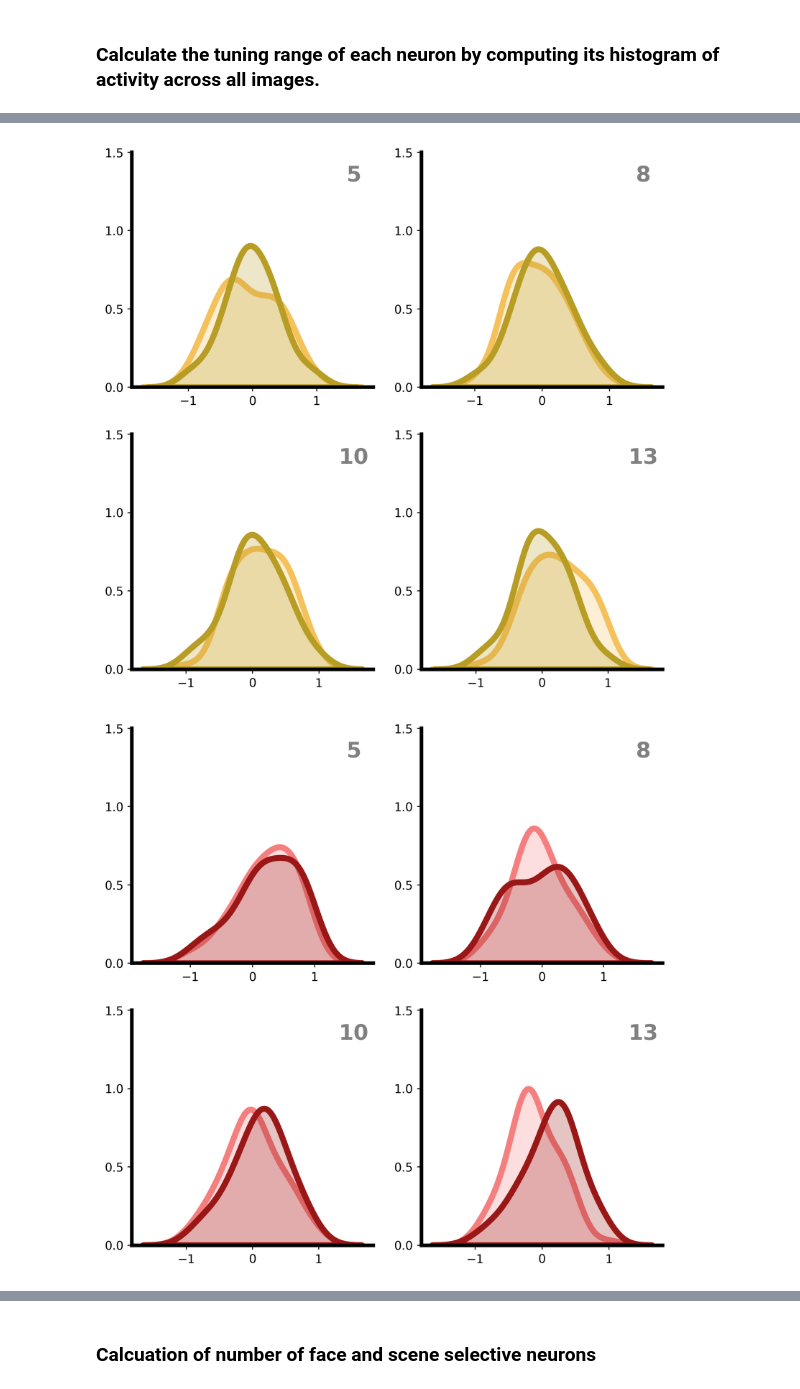
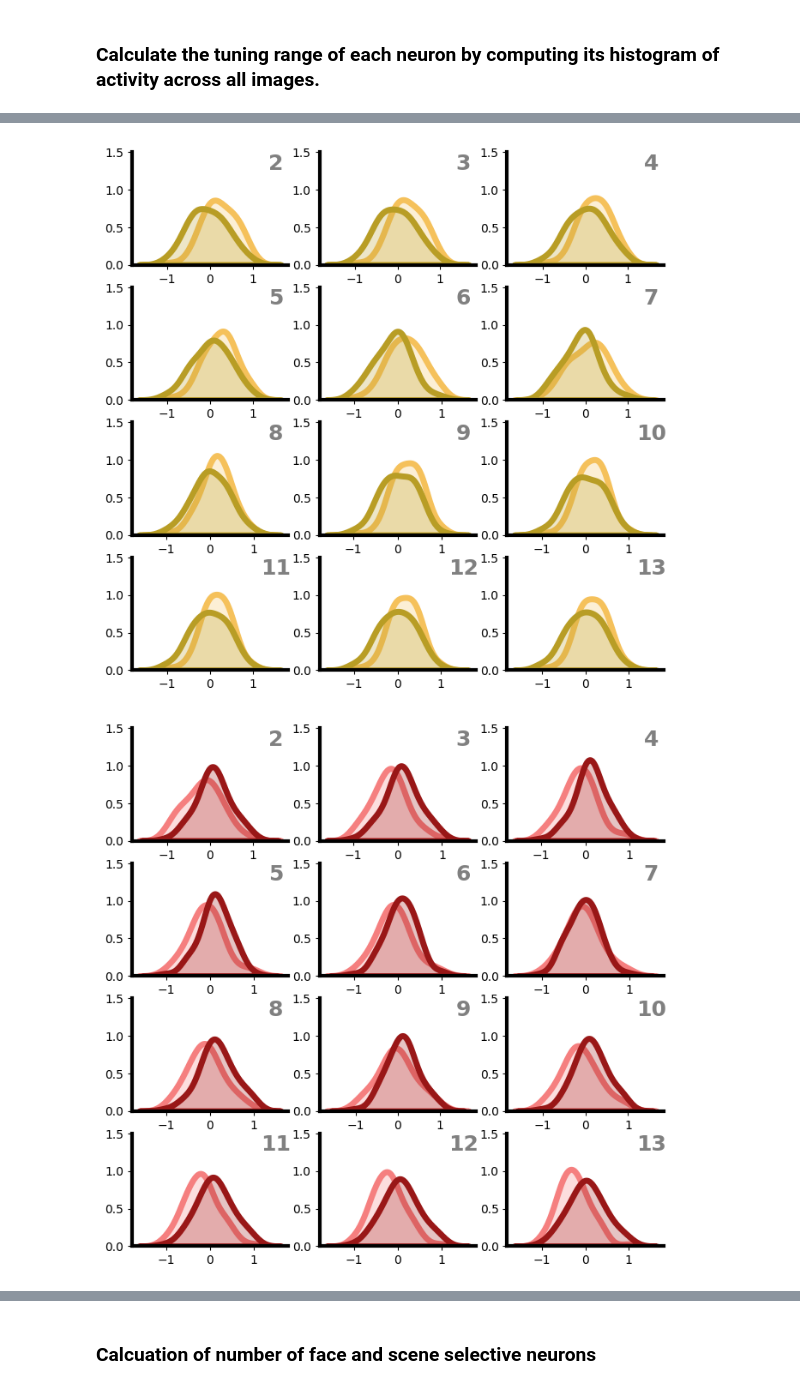
Before and after one commit to soukhind2/vgg16obj, a Jupyter notebook: VGG_Face_4class.ipynb, the cells around one changed output, grey strips where cells are left out. Drawn from its saved outputs; the diff is of its cells as text; code cells hidden in the pictures.

```diff
--- a/VGG_Face_4class.ipynb
+++ b/VGG_Face_4class.ipynb
@@ -432,7 +414,7 @@ len(tun_activ)
 # %%
 ncats = 4
 # to fish out each category tun_activations
-labels = np.array([0] * 80 + [1] * 80 + [2] * 80 + [3] * 80)
+labels = np.array([0] * 75 + [1] * 75 + [2] * 75 + [3] * 75)
 cat_tun = [[[] for j in range(len(tun_activ[0]))] for i in range(ncats)]
 
 avg_tun_activ = tc.calc_avg(tun_activ) #average tuning activity for each map
@@ -735,31 +784,17 @@ if calc_neuron_activ:
   for cat in range(len(categories)):
 
     print('Category of interest: ', categories[cat])
-    train_it = reg_train[cat]
+    train_it = data_train[cat]
 
     layer_names = [layer.name for layer in model.layers if 'conv' in layer.name]
     layer_outputs = [layer.output for layer in model.layers if layer.name in layer_names]
     activation_model = Model(inputs=model.input, outputs=layer_outputs)
 
-    tun_activ = [[np.empty((224,224,64)),
-              np.empty((224,224,64)),
-              np.empty((112,112,128)),
-              np.empty((112,112,128)),
-              np.empty((56,56,256)),
-              np.empty((56,56,256)),
-              np.empty((56,56,256)),
-              np.empty((28,28,512)),
-              np.empty((28,28,512)),
-              np.empty((28,28,512)),
-              np.empty((14,14,512)),
-              np.empty((14,14,512)),
-              np.empty((14,14,512))] for i in range(len(train_it))]
 
 
     start = time.time()
     for imgs,img_tensor in enumerate(train_it):
-      #if cat == 0 or cat == 1:
-        #img_tensor = rm_white(img_tensor)
+
       img_tensor = img_tensor.reshape([1,224,224,3])
       intermediate_activations = activation_model.predict(img_tensor,verbose = 0)
       for l in range(len(layer_names)):
@@ -782,46 +817,46 @@ def my_norm(a):
   return (a - shift)*ratio
 
 def plot_tuning_range(a,b,a_col,b_col):
-  layer_show = iter([4,7,9,12])
-  fig, ax = plt.subplots(nrows=2, ncols=2,figsize=(8, 8))
+  layer_show = iter(range(1,13))
+  fig, ax = plt.subplots(nrows=4, ncols=3,figsize=(8, 8))
   for row in ax:
     for col in row:
       l = next(layer_show)
-      sns.kdeplot(np.array(my_norm(a[:,l])),bw = 0.5,ax = col,color = a_col,linewidth = 5,shade = True)
-      sns.kdeplot(np.array(my_norm(b[:,l])),bw = 0.5,ax = col,color = b_col,linewidth = 5,shade = True)
+      sns.kdeplot(np.array(my_norm(a[:,l])),bw_method = 0.5,ax = col,color = a_col,linewidth = 5,shade = True)
+      sns.kdeplot(np.array(my_norm(b[:,l])),bw_method = 0.5,ax = col,color = b_col,linewidth = 5,shade = True)
       col.set_ylim(0,1.5)
       col.set_yticks([0,0.50,1,1.5])
       col.set_ylabel('')
       col.text(0.92, 0.9, str(l + 1), horizontalalignment='center',
               verticalalignment='center', transform=col.transAxes,
               color = 'gray',fontweight = 'semibold',fontsize = 18)
       col.spines['right'].set_visible(False)
       col.spines['top'].set_visible(False)
       col.spines['left'].set_linewidth(3)
       col.spines['bottom'].set_linewidth(3)
       col.tick_params(axis = 'both',labelsize=10)
 
-plt.rcParams['figure.dpi'] = 300
+plt.rcParams['figure.dpi'] = 100
 
 face_range = np.concatenate((t_ranges[0,:,:],t_ranges[1,:,:]),axis = 0)
 scene_range = np.concatenate((t_ranges[2,:,:],t_ranges[3,:,:]),axis = 0)
 face1_range = t_ranges[0]
 face2_range = t_ranges[1]
 scene1_range = t_ranges[2]
 scene2_range = t_ranges[3]
 
 
 plot_tuning_range(scene1_range,scene2_range,'#f5c15b','#b89d25')
-plt.savefig('/content/facetrain_scene_tun_r.png')  # saves the current figure
-plt.savefig('/content/facetrain_scene_tun_r.jpeg')  # saves the current figure
+#plt.savefig('/content/imtrain_suppl/imtrain_scene_tun_r.png')  # saves the current figure
+#plt.savefig('/content/imtrain_suppl/imtrain_scene_tun_r.jpeg')  # saves the current figure
 
 plot_tuning_range(face1_range,face2_range,'#f57f7f','#991717')
-plt.savefig('/content/facetrain_face_tun_r.png')  # saves the current figure
-plt.savefig('/content/facetrain_face_tun_r.jpeg')  # saves the current figure
+#plt.savefig('/content/imtrain_suppl/imtrain_face_tun_r.png')  # saves the current figure
+#plt.savefig('/content/imtrain_suppl/imtrain_face_tun_r.jpeg')  # saves the current figure
 
 
 #plt.legend()
 # %% [output]
-[figure, old version]
+[figure, new version]
-[figure, old version]
+[figure, new version]
 # %%
```
Also changed, not shown: parts of 17 cells of this notebook.
